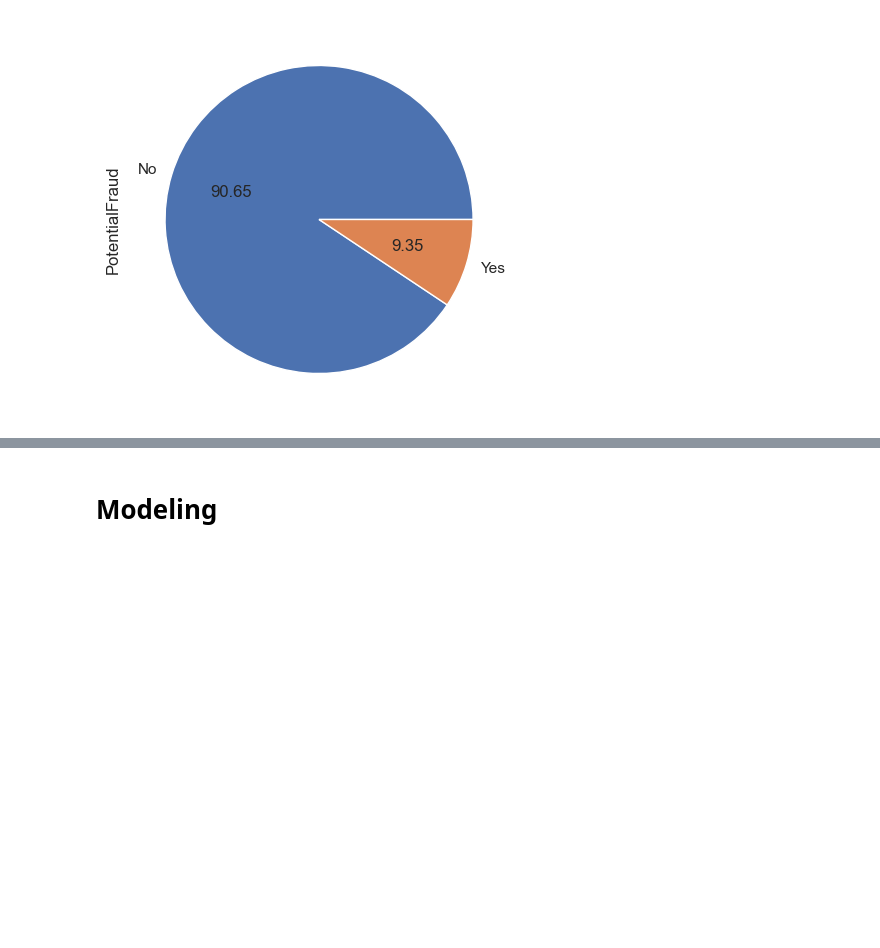
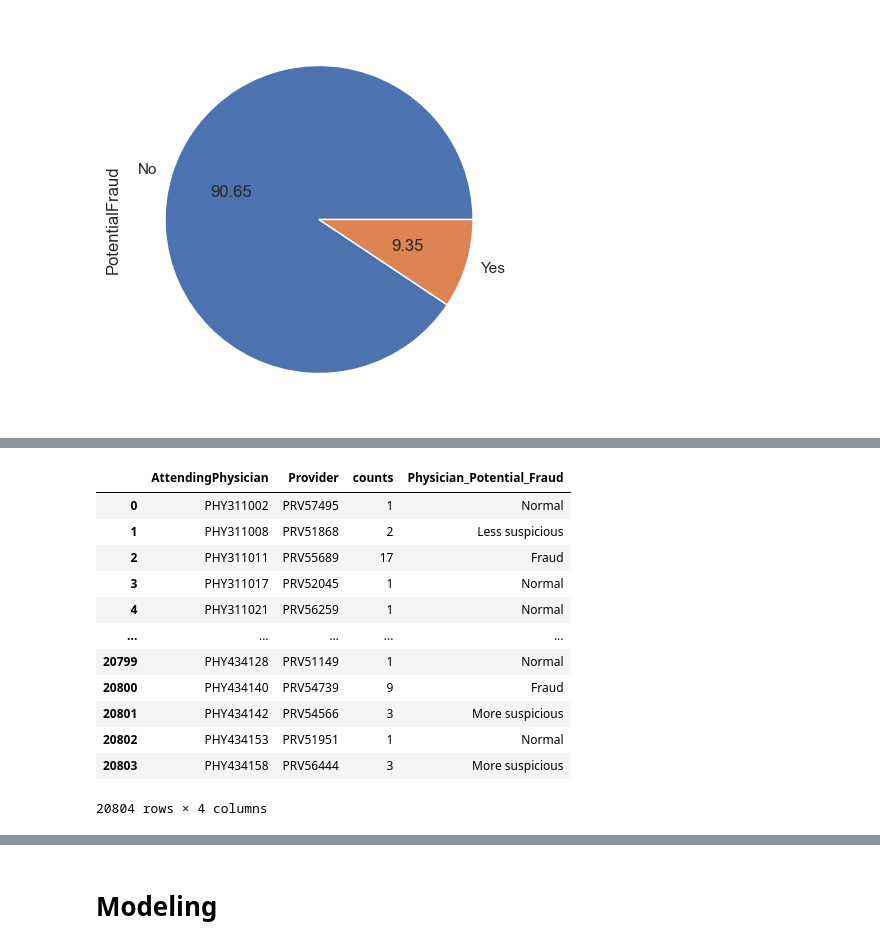
Before and after one commit to evkumar71/DataScience, a Jupyter notebook: Healtcare_fraud_detection.ipynb, the cells around one changed output, grey strips where cells are left out. Saved outputs shown, nothing was run; the diff lists cells and outputs as text; code cells hidden in the pictures; blank space fills up the shorter version.

```diff
--- a/Healtcare_fraud_detection.ipynb
+++ b/Healtcare_fraud_detection.ipynb
@@ -324,0 +366,16 @@ target.value_counts().plot.pie(autopct='%.2f',figsize=(6, 5))
+# %%
+df_all_fraud
+# %% [output]
+|  | AttendingPhysician | Provider | counts | Physician_Potential_Fraud |
+| 0 | PHY311002 | PRV57495 | 1 | Normal |
+| 1 | PHY311008 | PRV51868 | 2 | Less suspicious |
+| 2 | PHY311011 | PRV55689 | 17 | Fraud |
+| 3 | PHY311017 | PRV52045 | 1 | Normal |
+| 4 | PHY311021 | PRV56259 | 1 | Normal |
+| ... | ... | ... | ... | ... |
+| 20799 | PHY434128 | PRV51149 | 1 | Normal |
+| 20800 | PHY434140 | PRV54739 | 9 | Fraud |
+| 20801 | PHY434142 | PRV54566 | 3 | More suspicious |
+| 20802 | PHY434153 | PRV51951 | 1 | Normal |
+| 20803 | PHY434158 | PRV56444 | 3 | More suspicious |
+20804 rows × 4 columns
```
Also changed, not shown: parts of 24 cells of this notebook.
